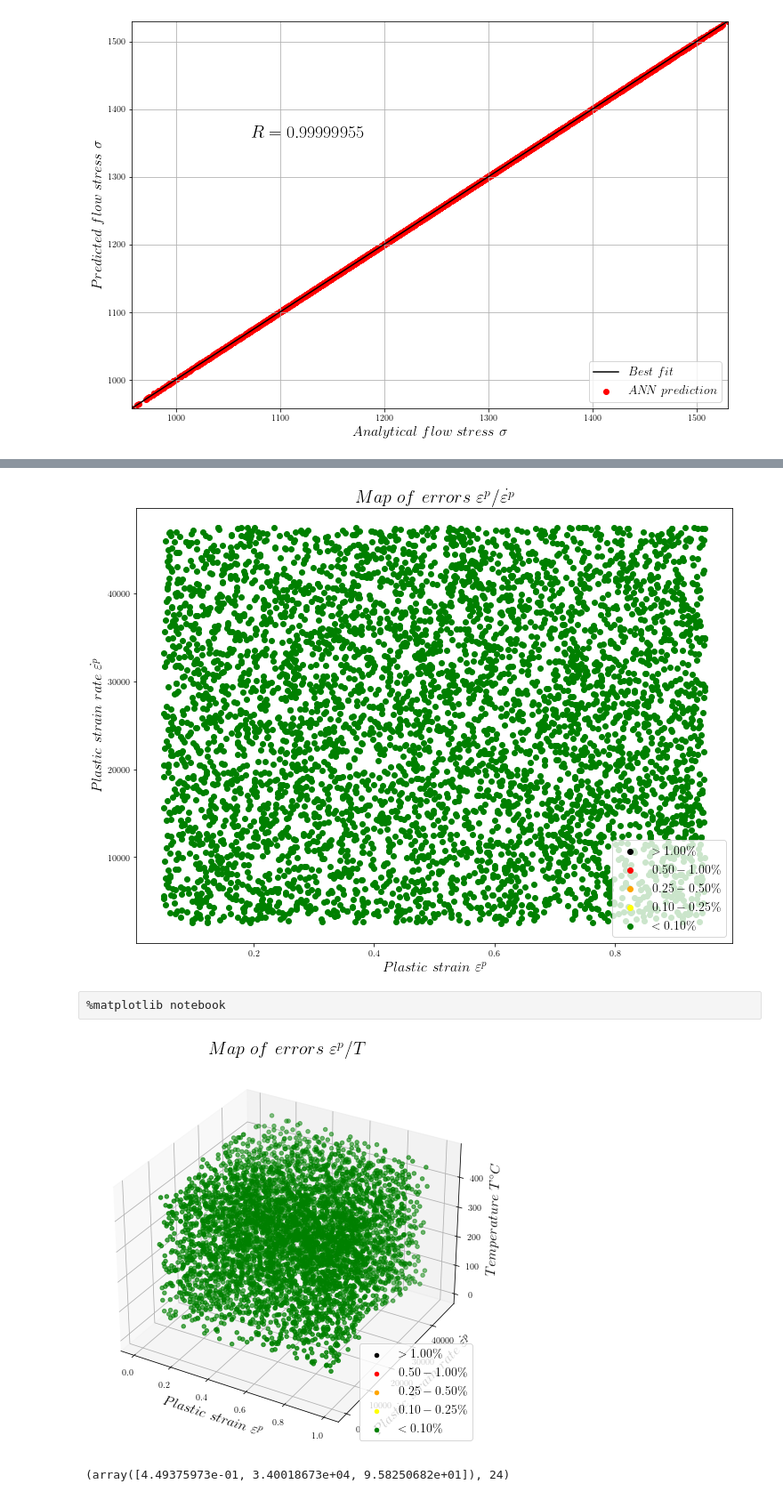
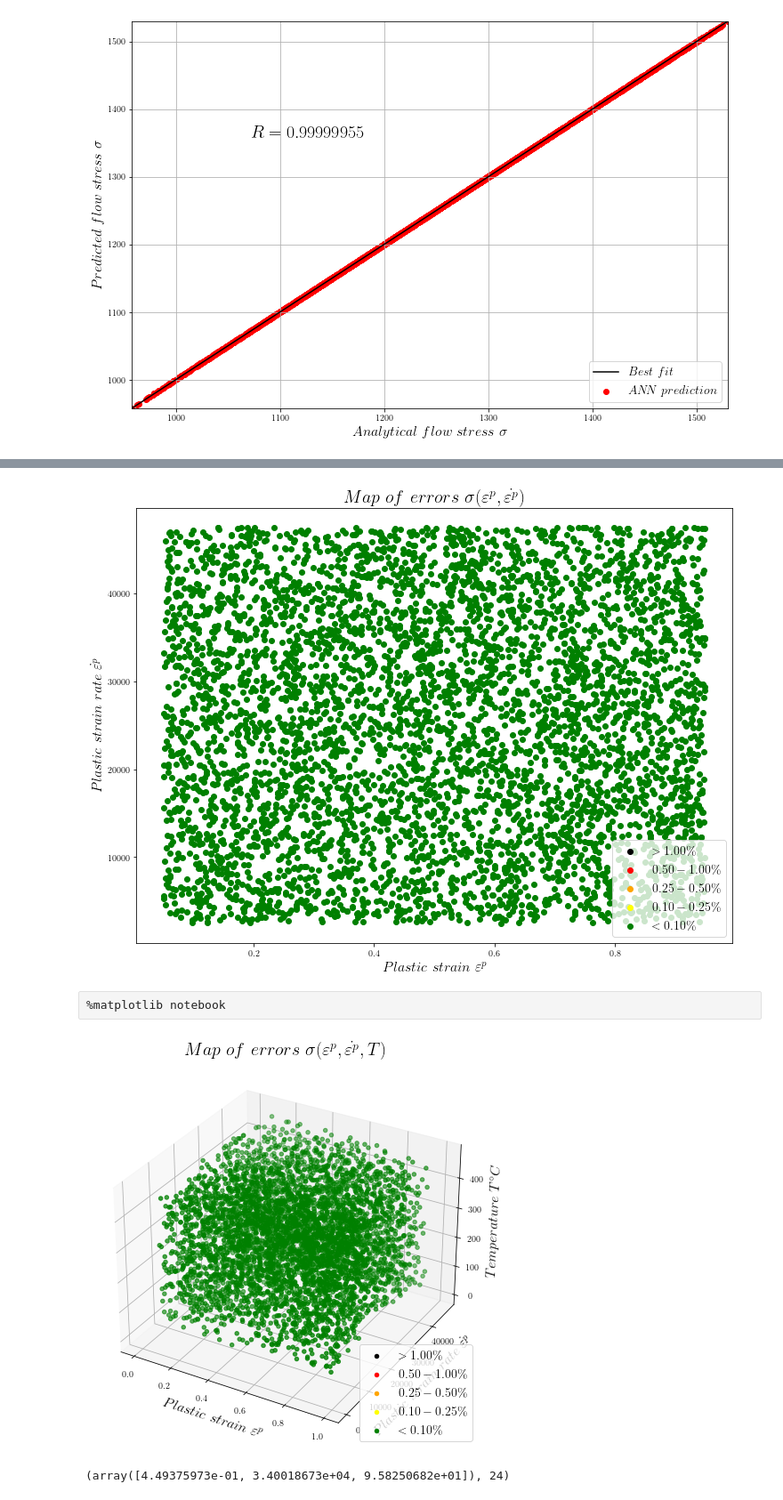
Before and after one commit to pantale/ANN-ConstitutiveLaw, a Jupyter notebook: ANN-JohnsonCook/Recompute-NN-3layers.ipynb, the cells around one changed output, grey strips where cells are left out. Shown at 89% size. Drawn from its saved outputs; the diff is of its cells as text; code cells hidden in the pictures.

```diff
--- a/ANN-JohnsonCook/Recompute-NN-3layers.ipynb
+++ b/ANN-JohnsonCook/Recompute-NN-3layers.ipynb
@@ -198,29 +200,31 @@ plt.legend(loc = 'lower right',fancybox = True, numpoints = 1, fontsize = 14)
 plt.legend(loc = 'lower right',fancybox = True, numpoints = 1, fontsize = 14)
 plt.xlabel(r'$Plastic\ strain\ \varepsilon^{p}$', fontsize = 16)
 plt.ylabel(r'$Plastic\ strain\ rate\ \dot{\varepsilon^{p}}$', fontsize = 16)
-plt.title(r'$Map\ of\ errors\ \varepsilon^{p} / \dot{\varepsilon^{p}}$', fontsize = 20)
+plt.title(r'$Map\ of\ errors\ \sigma(\varepsilon^{p}, \dot{\varepsilon^{p}})$', fontsize = 20)
+plt.savefig(ANN_name + 'Map-eps-epsp.svg')
 plt.show()
 # %% [output]
-[figure, old version]
+[figure, new version]
 # %% [raw]
 %matplotlib notebook
 # %%
 fig = plt.figure(figsize = (8, 8))
 plt.rc('text', usetex = True)
 ax = fig.add_subplot(111, projection='3d')
 ax.scatter(eps_test[error >= levelsC[0]], np.exp(epsp_test[error >= levelsC[0]]), T_test[error >= levelsC[0]], color='black', label=levelsT[0])
 ax.scatter(eps_test[(error < levelsC[0]) & (error >= levelsC[1])], np.exp(epsp_test[(error < levelsC[0]) & (error >= levelsC[1])]), T_test[(error < levelsC[0]) & (error >= levelsC[1])], color='red', label=levelsT[1])
 ax.scatter(eps_test[(error < levelsC[1]) & (error >= levelsC[2])], np.exp(epsp_test[(error < levelsC[1]) & (error >= levelsC[2])]), T_test[(error < levelsC[1]) & (error >= levelsC[2])], color='orange', label=levelsT[2])
 ax.scatter(eps_test[(error < levelsC[2]) & (error >= levelsC[3])], np.exp(epsp_test[(error < levelsC[2]) & (error >= levelsC[3])]), T_test[(error < levelsC[2]) & (error >= levelsC[3])], color='yellow', label=levelsT[3])
 ax.scatter(eps_test[error < levelsC[3]], np.exp(epsp_test[error < levelsC[3]]), T_test[error < levelsC[3]], color='green', label=levelsT[4])
 plt.legend(loc = 'lower right',fancybox = True, numpoints = 1, fontsize = 14)
 ax.set_xlabel(r'$Plastic\ strain\ \varepsilon^{p}$', fontsize = 16)
 ax.set_ylabel(r'$Plastic\ strain\ rate\ \dot{\varepsilon^{p}}$', fontsize = 16)
 ax.set_zlabel(r'$Temperature\ T^{\circ}C$', fontsize = 16)
-plt.title(r'$Map\ of\ errors\ \varepsilon^{p} / T$', fontsize = 20)
+plt.title(r'$Map\ of\ errors\ \sigma(\varepsilon^{p},\dot{\varepsilon^{p}}, T)$', fontsize = 20)
+plt.savefig(ANN_name + 'Map-3D-eps-T.svg')
 plt.show()
 # %% [output]
-[figure, old version]
+[figure, new version]
 # %%
 loc = np.argmin(error)
 #loc = 200
```
Also changed, not shown: parts of 8 cells of this notebook, 2 other files.
